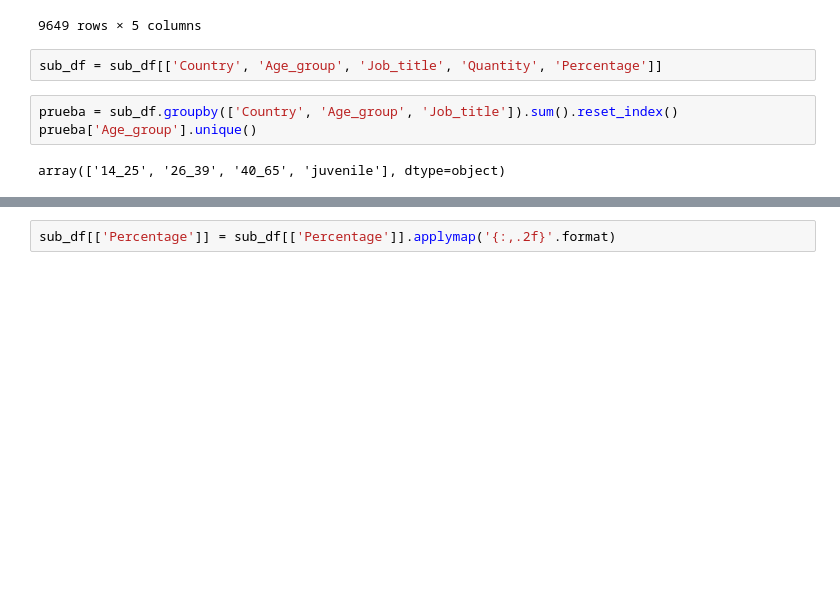
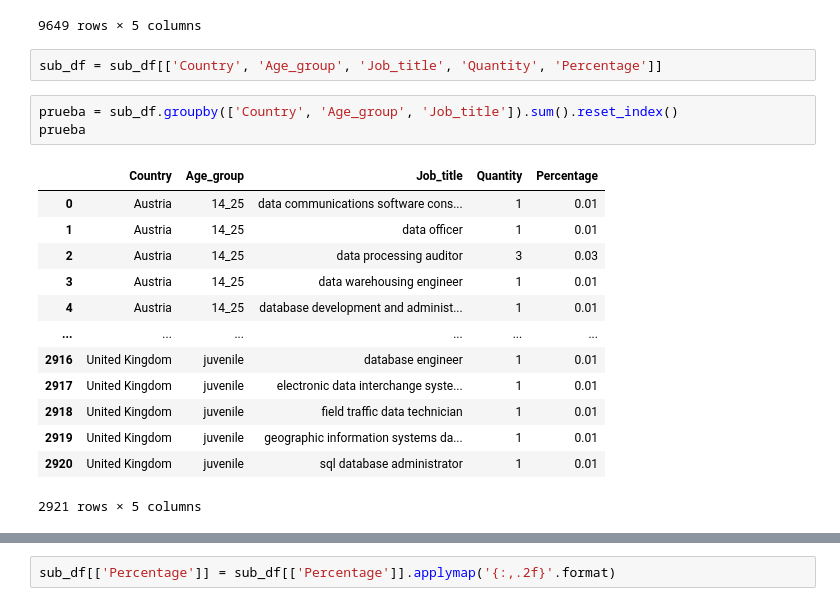
Before and after one commit to Dav3whit3/ih_datamadpt0420_project_m1, a Jupyter notebook: __trash__/Acquisition.ipynb, the cells around one changed output, grey strips where cells are left out. Cells and saved outputs as stored; diff of their text form; blank space fills up the shorter version.

```diff
--- a/__trash__/Acquisition.ipynb
+++ b/__trash__/Acquisition.ipynb
@@ -294,6 +294,18 @@ sub_df
 sub_df = sub_df[['Country', 'Age_group', 'Job_title', 'Quantity', 'Percentage']]
 # %%
 prueba = sub_df.groupby(['Country', 'Age_group', 'Job_title']).sum().reset_index()
-prueba['Age_group'].unique()
+prueba
 # %% [output]
+|  | Country | Age_group | Job_title | Quantity | Percentage |
+| 0 | Austria | 14_25 | data communications software cons... | 1 | 0.01 |
+| 1 | Austria | 14_25 | data officer | 1 | 0.01 |
+| 2 | Austria | 14_25 | data processing auditor | 3 | 0.03 |
+| 3 | Austria | 14_25 | data warehousing engineer | 1 | 0.01 |
+| 4 | Austria | 14_25 | database development and administ... | 1 | 0.01 |
+| ... | ... | ... | ... | ... | ... |
+| 2916 | United Kingdom | juvenile | database engineer | 1 | 0.01 |
+| 2917 | United Kingdom | juvenile | electronic data interchange syste... | 1 | 0.01 |
+| 2918 | United Kingdom | juvenile | field traffic data technician | 1 | 0.01 |
+| 2919 | United Kingdom | juvenile | geographic information systems da... | 1 | 0.01 |
+| 2920 | United Kingdom | juvenile | sql database administrator | 1 | 0.01 |
-array(['14_25', '26_39', '40_65', 'juvenile'], dtype=object)
+2921 rows × 5 columns
```
Also changed, not shown: parts of 10 cells of this notebook, 3 other files.
